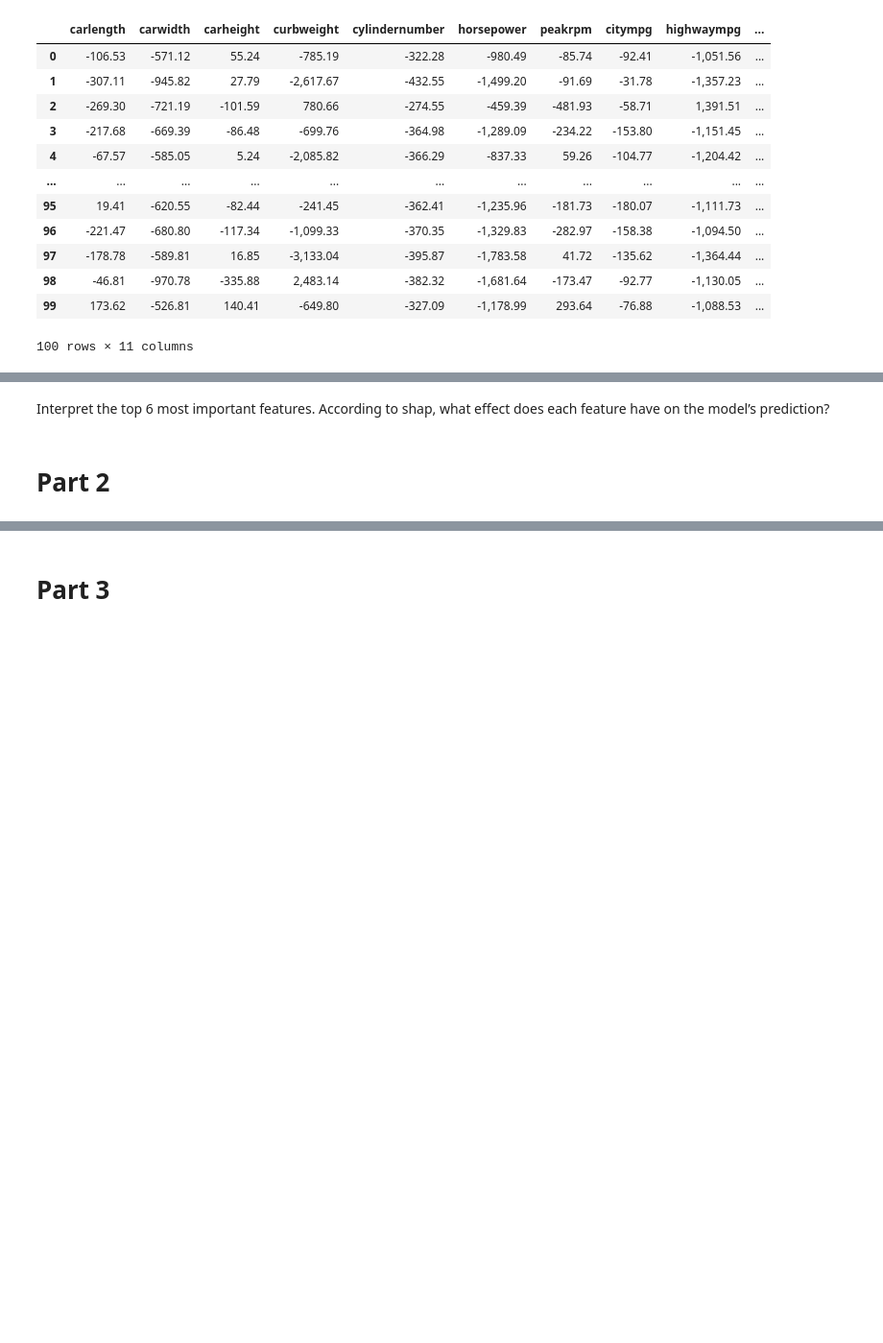
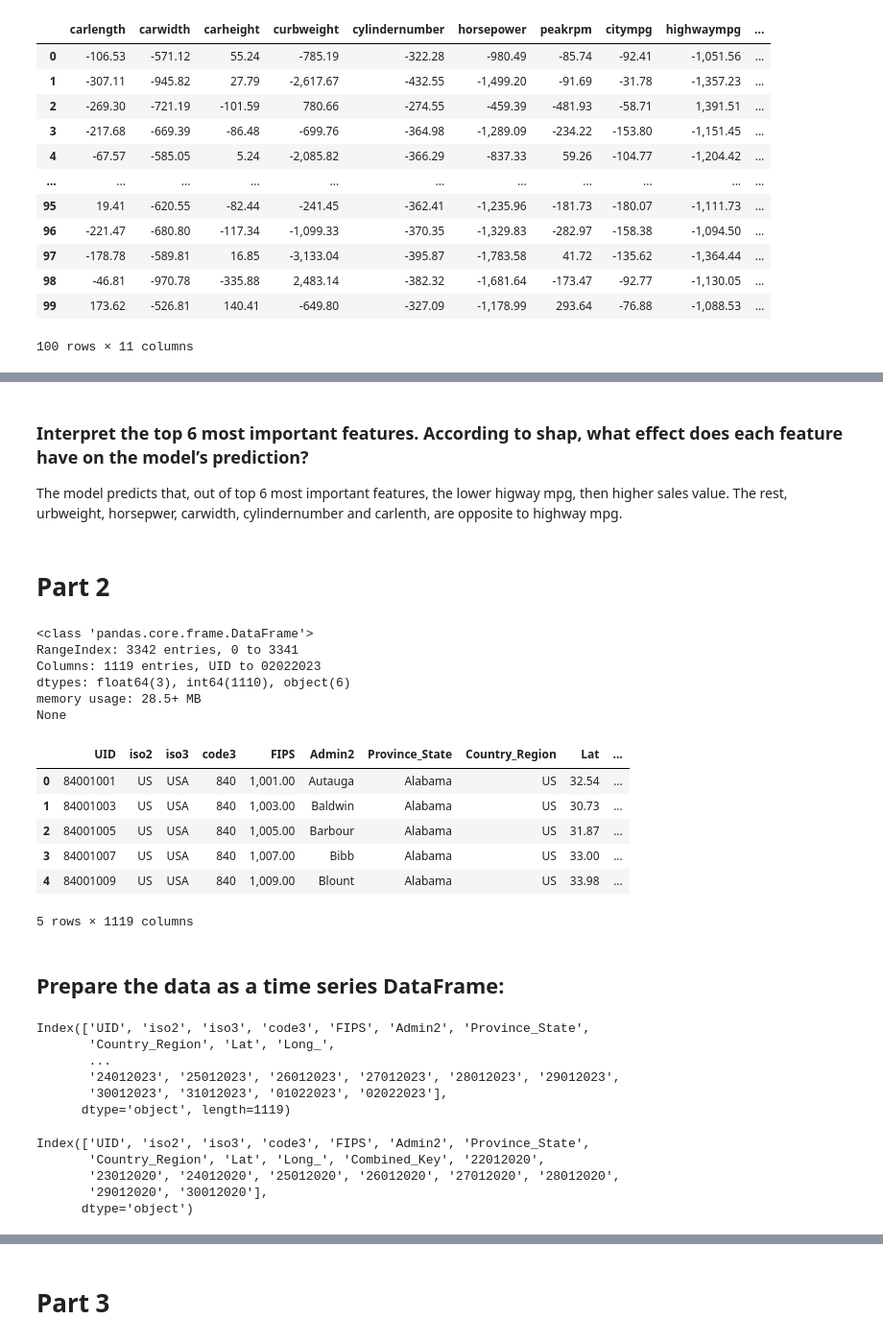
Before and after one commit to hawkeyedatatsai/Chicago-Crime-Data, a Jupyter notebook: Data Visualization MockExam.ipynb, the cells around one changed output, grey strips where cells are left out. Shown at 96% size. Drawn from its saved outputs; the diff is of its cells as text; code cells hidden in the pictures; blank space fills up the shorter version.

```diff
--- a/Data Visualization MockExam.ipynb
+++ b/Data Visualization MockExam.ipynb
@@ -7,6 +7,8 @@ import pandas as pd
 from sklearn.linear_model import LinearRegression
 from sklearn.ensemble import RandomForestRegressor
 
+pd.set_option('display.max_columns', 50)
+
 # import shap and initialize javascript for interactive shap plots
 import shap
 shap.initjs()
@@ -382,4 +384,48 @@ No data for colormapping provided via 'c'. Parameters 'vmin', 'vmax' will be ign
 # %% [markdown]
-Interpret the top 6 most important features. According to shap, what effect does each feature have on the model’s prediction?
+### Interpret the top 6 most important features. According to shap, what effect does each feature have on the model’s prediction?
+
+The model predicts that, out of top 6 most important features, the lower higway mpg, then higher sales value. The rest, urbweight, horsepwer, carwidth, cylindernumber and carlenth, are opposite to highway mpg.
 # %% [markdown]
 # Part 2
+# %%
+#Load the provided csv, located in the zip file you downloaded in Part 1.
+df = pd.read_csv('us-covid-confirmed.csv')
+print(df.info())
+df.head()
+# looks like its a wide form
+# %% [output]
+<class 'pandas.core.frame.DataFrame'>
+RangeIndex: 3342 entries, 0 to 3341
+Columns: 1119 entries, UID to 02022023
+dtypes: float64(3), int64(1110), object(6)
+memory usage: 28.5+ MB
+None
+|  | UID | iso2 | iso3 | code3 | FIPS | Admin2 | Province_State | Country_Region | Lat | ... |
+| 0 | 84001001 | US | USA | 840 | 1,001.00 | Autauga | Alabama | US | 32.54 | ... |
+| 1 | 84001003 | US | USA | 840 | 1,003.00 | Baldwin | Alabama | US | 30.73 | ... |
+| 2 | 84001005 | US | USA | 840 | 1,005.00 | Barbour | Alabama | US | 31.87 | ... |
+| 3 | 84001007 | US | USA | 840 | 1,007.00 | Bibb | Alabama | US | 33.00 | ... |
+| 4 | 84001009 | US | USA | 840 | 1,009.00 | Blount | Alabama | US | 33.98 | ... |
+5 rows × 1119 columns
+# %% [markdown]
+## Prepare the data as a time series DataFrame:
+# %%
+#Melt the wide-form data into a long-form time series.
+#check cols and var names
+df.columns
+# %% [output]
+Index(['UID', 'iso2', 'iso3', 'code3', 'FIPS', 'Admin2', 'Province_State',
+       'Country_Region', 'Lat', 'Long_',
+       ...
+       '24012023', '25012023', '26012023', '27012023', '28012023', '29012023',
+       '30012023', '31012023', '01022023', '02022023'],
+      dtype='object', length=1119)
+# %%
+# see more of the front columns to be sure to get all the id vars
+df.columns[:20]
+# %% [output]
+Index(['UID', 'iso2', 'iso3', 'code3', 'FIPS', 'Admin2', 'Province_State',
+       'Country_Region', 'Lat', 'Long_', 'Combined_Key', '22012020',
+       '23012020', '24012020', '25012020', '26012020', '27012020', '28012020',
+       '29012020', '30012020'],
+      dtype='object')
```
Also changed, not shown: parts of 5 cells of this notebook.
